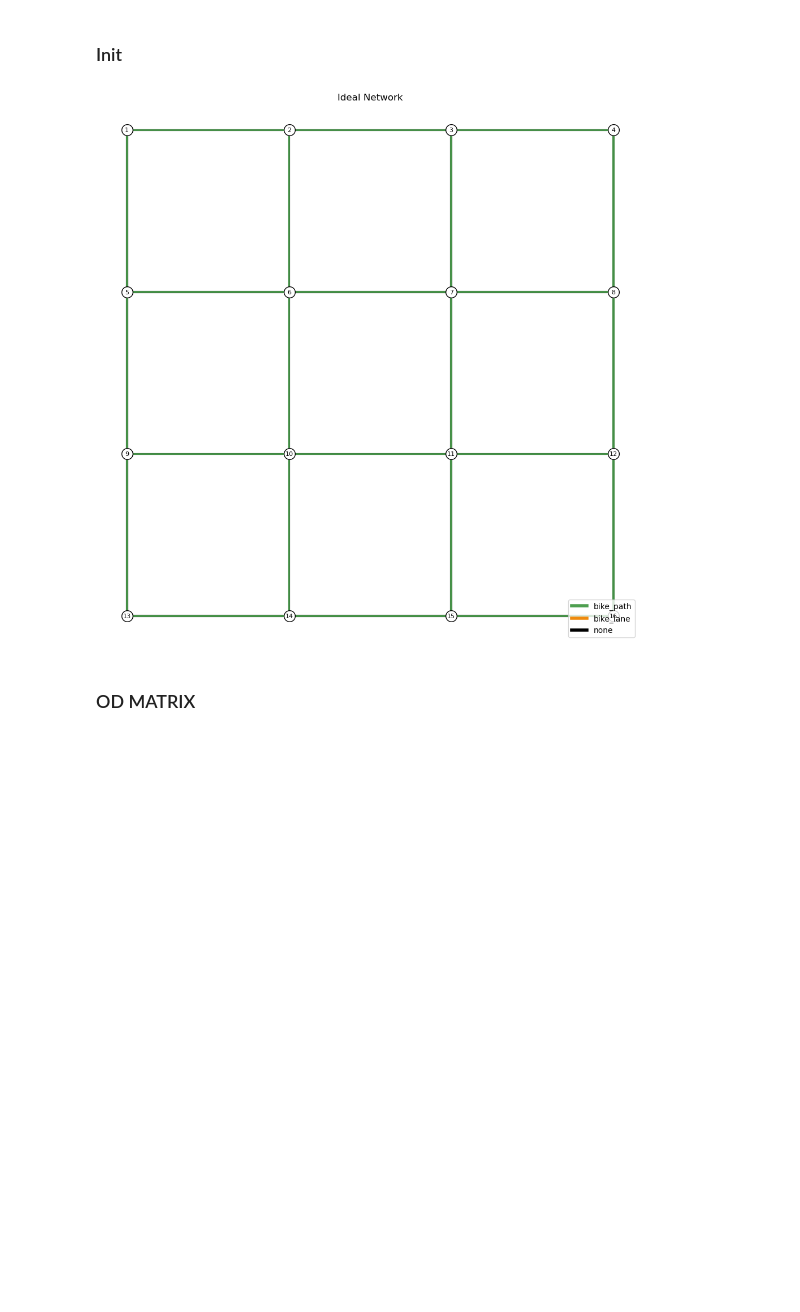
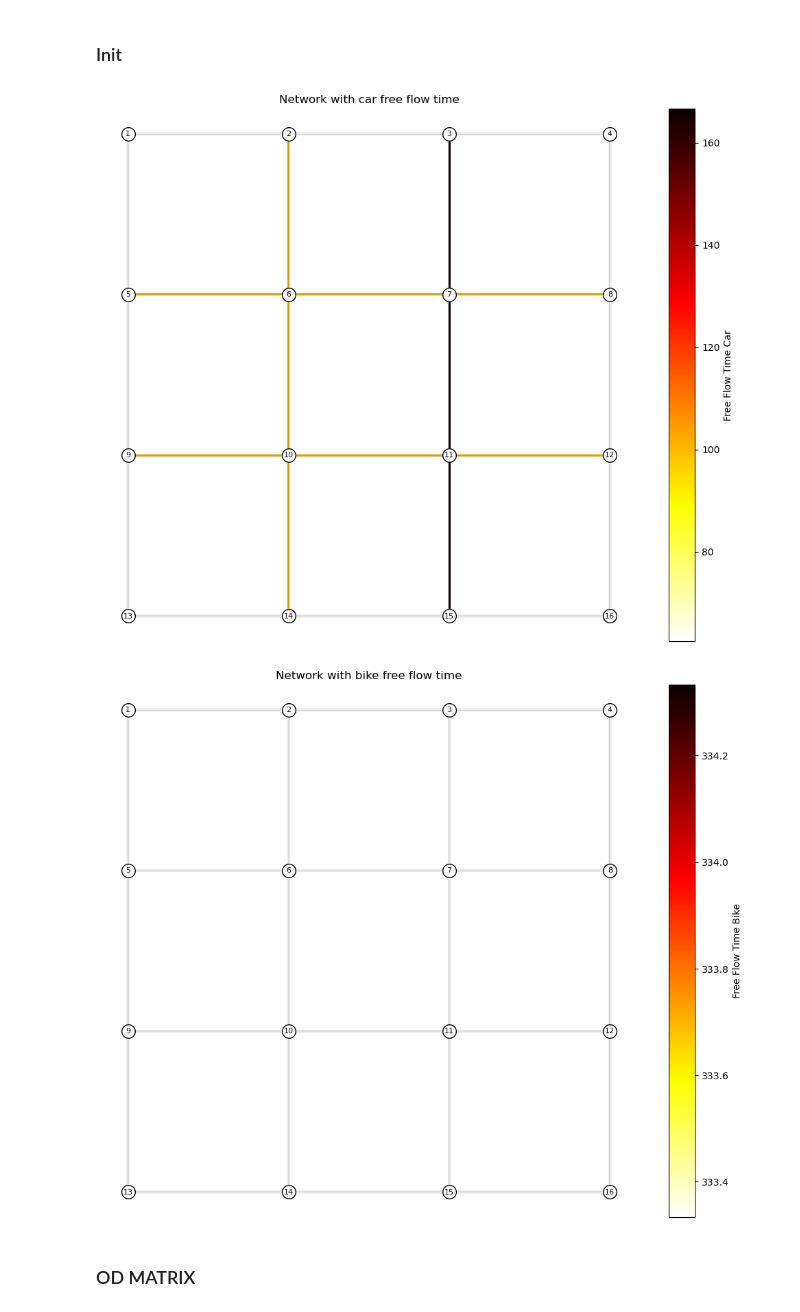
Before and after one commit to tim-lemm/code_these, a Jupyter notebook: notebooks/bike_model_v2.ipynb, the cells around one changed output. Drawn from its saved outputs; the diff is of its cells as text; code cells hidden in the pictures; blank space fills up the shorter version.

Commit message:
firdt implementation of mode choice WIP

```diff
--- a/notebooks/bike_model_v2.ipynb
+++ b/notebooks/bike_model_v2.ipynb
@@ -46,6 +47,11 @@ def time_estimation_cars(edges_df):
     for _, edge in edges_df.iterrows():
         travel_time.append((edge['length']/1000)/(edge['speed']*0.5))
     edges_df['travel_time_cars'] = travel_time
+    return edges_df
+
+def free_flow_time (edges_df, mode):
+    name_col = 'free_flow_time_' + mode
+    edges_df[name_col] = edges_df['length']/ (edges_df['speed_'+ mode])
     return edges_df
 
 def simple_bi(edges_df, coef = 1):
@@ -93,9 +99,9 @@ def pl_green(gb_coverage):
         return 1
 
 def pl_traffic(traffic):
-    if traffic > 100:
+    if traffic > 2000:
         return 1.7
-    elif traffic < 25:
+    elif traffic < 500:
         return 0.9
     else :
         return 1.3
@@ -336,6 +342,7 @@ def plot_od_matrix(od_matrix, edges_df, nodes_df, ax=None, figsize=(10,10), cmap
 
     if ax is None:
         return fig, ax
+
 ##### eaquilibrae pre processing
 
 def convert_to_eaquilibrae_df(G):
@@ -552,3 +559,15 @@ def model_eaquilibrae_stochastic_v2(G, od_matrix, time_field='length_bi', cost_f
     )
     G_2 = convert_from_eaquilibrae_df_to_graph_v2(results_stochastic, len_df)
     return G_2
+
+def calculate_congested_time(edges_df, free_flow_time_name="free_flow_time", congested_time_name="congested_time", flow_name="flow", capacity_name="capacity", alpha=0.15, beta=4):
+    """Calculate congested travel time using BPR function.
+    𝑇=𝑇0(1+α(𝑉/𝐶)^β)
+    where:
+    - 𝑇 is the congested travel time
+    - 𝑇0 is the free-flow travel time
+    - 𝑉 is the volume (flow)
+    - 𝐶 is the capacity
+    - α and β are parameters
+    """
+    edges_df[congested_time_name]=edges_df[free_flow_time_name]*(1+alpha*(edges_df[flow_name]/edges_df[capacity_name])**beta)
@@ -863,20 +815,27 @@ plot_od_matrix(od_bike, edge_df, node_df, label=False, color='green')
 # %%
 #import
 edge_df = pd.read_csv("/Users/tristan.lemoalle/Documents/Thèse/Code/code_these/config/edges_small_grid_2.csv")
 node_df = pd.read_csv("/Users/tristan.lemoalle/Documents/Thèse/Code/code_these/config/nodes_small_grid_2.csv")
 
 edge_df = set_capacity_bikes(edge_df, capacity_per_lane=200) #manual assigment of slope, gb coverage, lane capacity
 edge_df = set_capacity_cars(edge_df, capacity_per_lane=1000)
-edge_df = time_estimation_cars(edge_df)
+#edge_df = time_estimation_cars(edge_df)
+
+edge_df = free_flow_time(edge_df, 'car')
+edge_df = free_flow_time(edge_df, 'bike')
+edge_df["travel_time_car"] = edge_df['free_flow_time_car']
+edge_df["travel_time_bike"] = edge_df['free_flow_time_bike']
 edge_df['length'] = edge_df['length'].apply(lambda x: np.float64(x))
 edge_df['slope']=1
 edge_df['green_blue_coverage']=0.7
 edge_df_modif = edge_df.copy()
 for edge in edge_df.itertuples():
     edge_df_modif = change_type_bike(edge_df_modif, edge.a_node, edge.b_node, 'bike_path')
 #edge_df_modif = edge_df_modif.drop(columns="length_bi")
-plot_network(edge_df_modif, node_df, color_col_str='type_bike', base_width=0.2, width_scale=5, node_size=200, legend=True,  node_label=True,title='Ideal Network')
+plot_network(edge_df, node_df, color_col_num='free_flow_time_car', base_width=0.2, width_scale=5, node_size=200, legend=True,  node_label=True,title='Network with car free flow time', cmap="hot_r")
+plot_network(edge_df_modif, node_df, color_col_num='free_flow_time_bike', base_width=0.2, width_scale=5, node_size=200, legend=True,  node_label=True,title='Network with bike free flow time', cmap="hot_r")
 # %% [output]
-[figure, old version]
+[figure, new version]
+[figure, added]
 # %% [markdown]
 ### OD MATRIX
```
Also changed, not shown: parts of 17 cells of this notebook, 1 other file.
